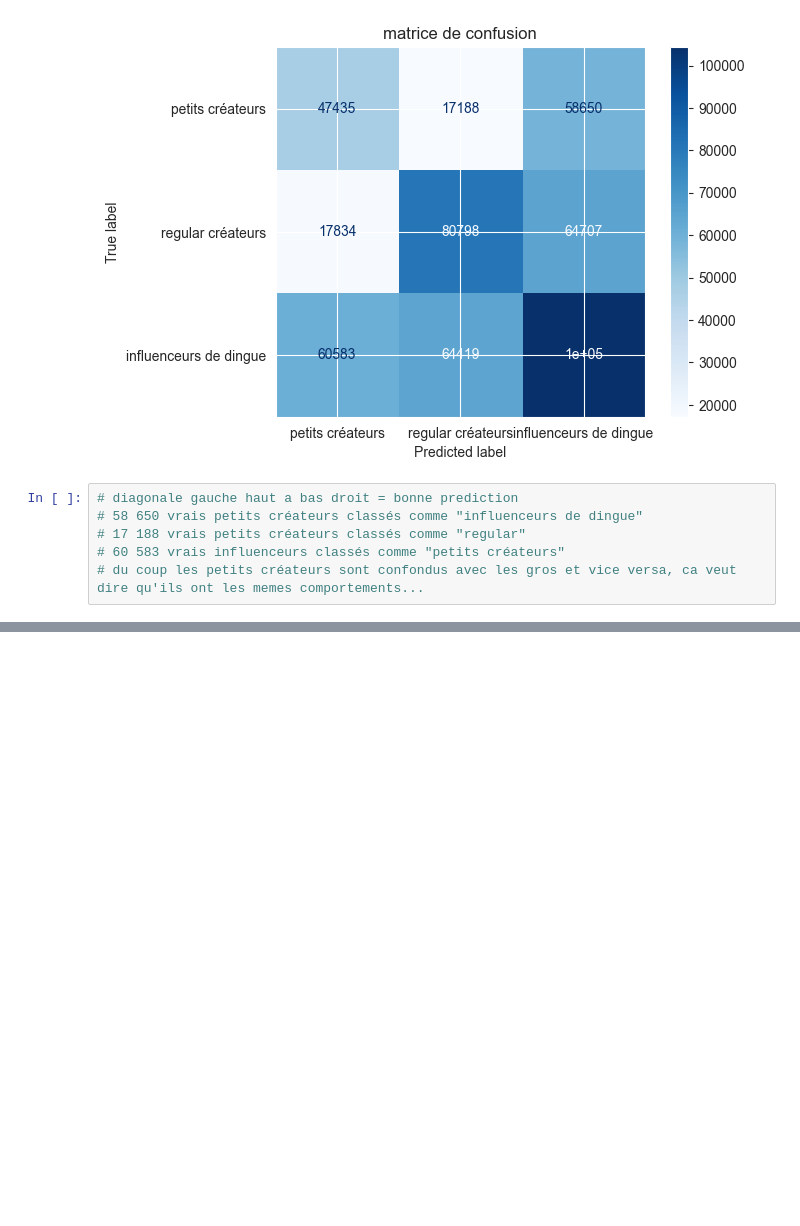
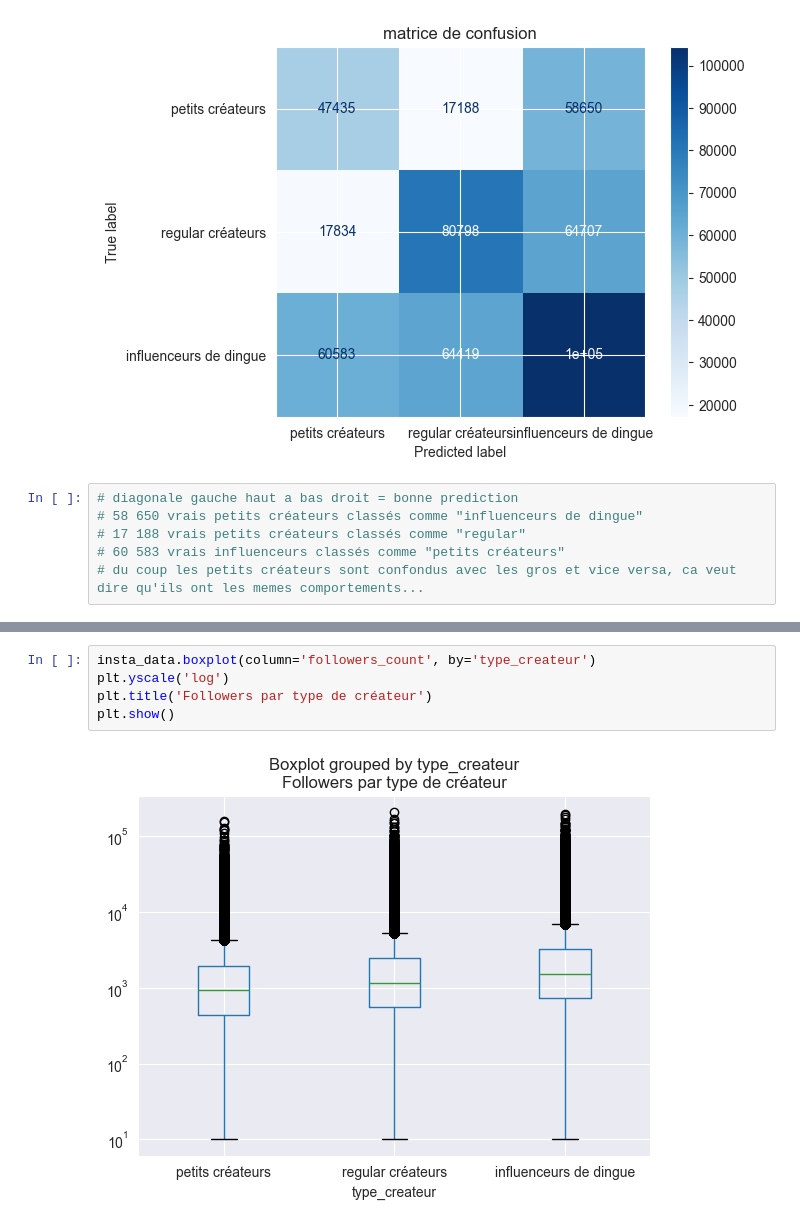
Before and after one commit to massaines-cpu/ANALYSE-DE-DONNEES-INSTAGRAM, a Jupyter notebook: Untitled.ipynb, the cells around one changed output, grey strips where cells are left out. Cells and saved outputs as stored; diff of their text form; blank space fills up the shorter version.

```diff
--- a/Untitled.ipynb
+++ b/Untitled.ipynb
@@ -431,0 +458,7 @@ plt.show()
+# %%
+insta_data.boxplot(column='followers_count', by='type_createur')
+plt.yscale('log')
+plt.title('Followers par type de créateur')
+plt.show()
+# %% [output]
+[figure, added]
```
Also changed, not shown: parts of 4 cells of this notebook.
